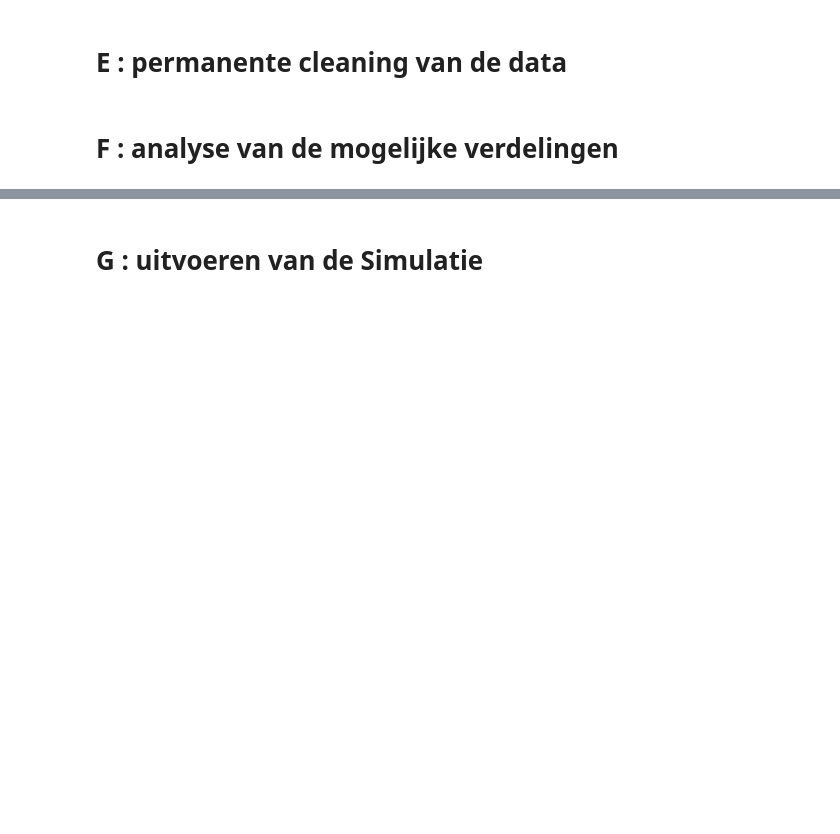
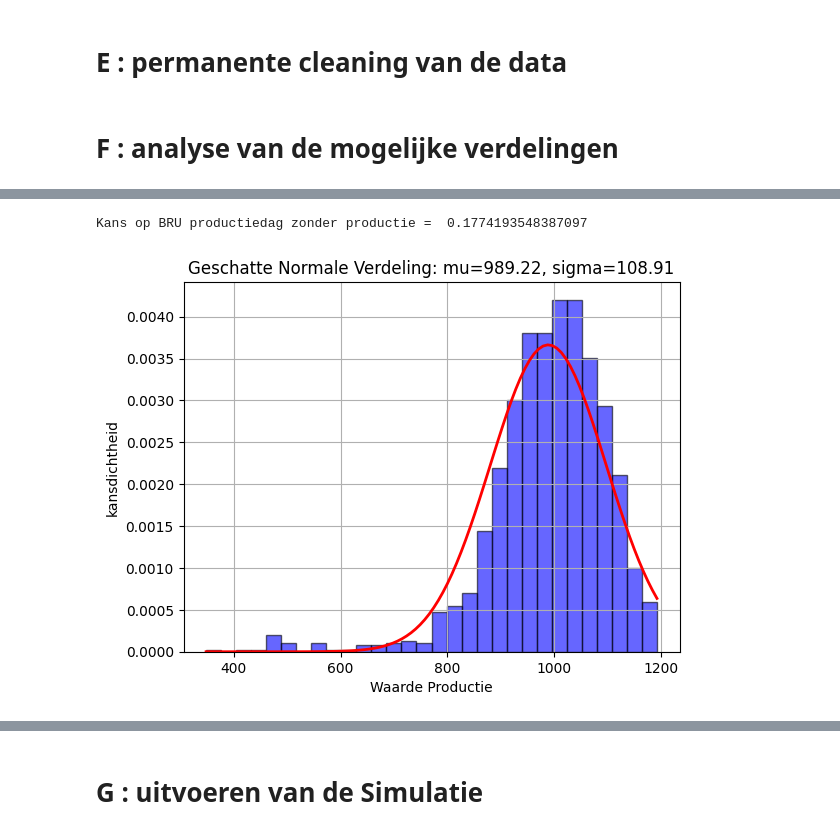
Before and after one commit to timsideanotmine/production, a Jupyter notebook: notebooks/productiemodel.ipynb, the cells around one changed output, grey strips where cells are left out. Cells and saved outputs as stored; diff of their text form; code cells hidden in the pictures; blank space fills up the shorter version.

```diff
--- a/notebooks/productiemodel.ipynb
+++ b/notebooks/productiemodel.ipynb
@@ -283,0 +296,31 @@ dagelijkse_productie_BRU_geen_productie = dagelijkse_productie_BRU[dagelijkse_pr
+# %%
+# fitting data voor BRU fabriek
+dagelijkse_productie_BRU['production'] = dagelijkse_productie_BRU['production'].apply(pd.to_numeric)
+# plotdata_BRU = dagelijkse_productie_BRU['production'].to_numpy()
+
+plotdata_BRU_zonder_productie_df = dagelijkse_productie_BRU[dagelijkse_productie_BRU['production'] == 0]
+plotdata_BRU_zonder_productie_arr = plotdata_BRU_zonder_productie_df['production'].to_numpy()
+print(f"Kans op BRU productiedag zonder productie =  {len(plotdata_BRU_zonder_productie_arr) / len(dagelijkse_productie_BRU['production'])} ")
+
+plotdata_BRU_met_productie_df = dagelijkse_productie_BRU[dagelijkse_productie_BRU['production'] != 0]
+plotdata_BRU_met_productie_arr = plotdata_BRU_met_productie_df['production'].to_numpy()
+
+mu_BRU, sigma_BRU = norm.fit(plotdata_BRU_met_productie_arr)
+
+# Maak een histogram van de gegevens
+plt.hist(plotdata_BRU_met_productie_arr, bins=30, density=True, alpha=0.6, color='b', edgecolor='black')
+
+# Maak een PDF (probability density function) op basis van de geschatte parameters
+x = np.linspace(min(plotdata_BRU_met_productie_arr), max(plotdata_BRU_met_productie_arr), 100)
+pdf_BRU = norm.pdf(x, mu_BRU, sigma_BRU)
+
+# Plot de PDF
+plt.plot(x, pdf_BRU, 'r', linewidth=2)
+plt.title(f'Geschatte Normale Verdeling: mu={mu_BRU:.2f}, sigma={sigma_BRU:.2f}')
+plt.xlabel('Waarde Productie')
+plt.ylabel('kansdichtheid')
+plt.grid(True)
+plt.show()
+# %% [output]
+Kans op BRU productiedag zonder productie =  0.1774193548387097
+[figure, added]
```
Also changed, not shown: parts of 10 cells of this notebook.
